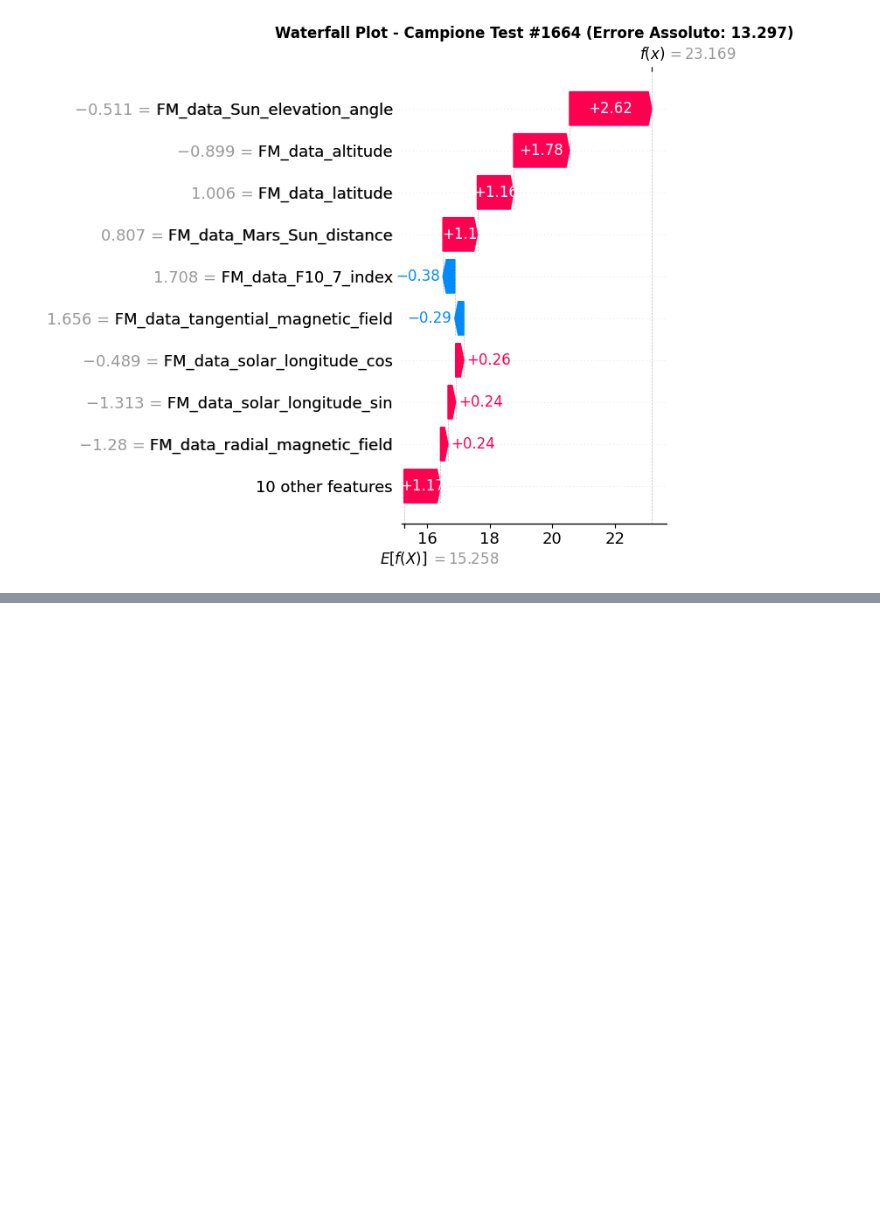
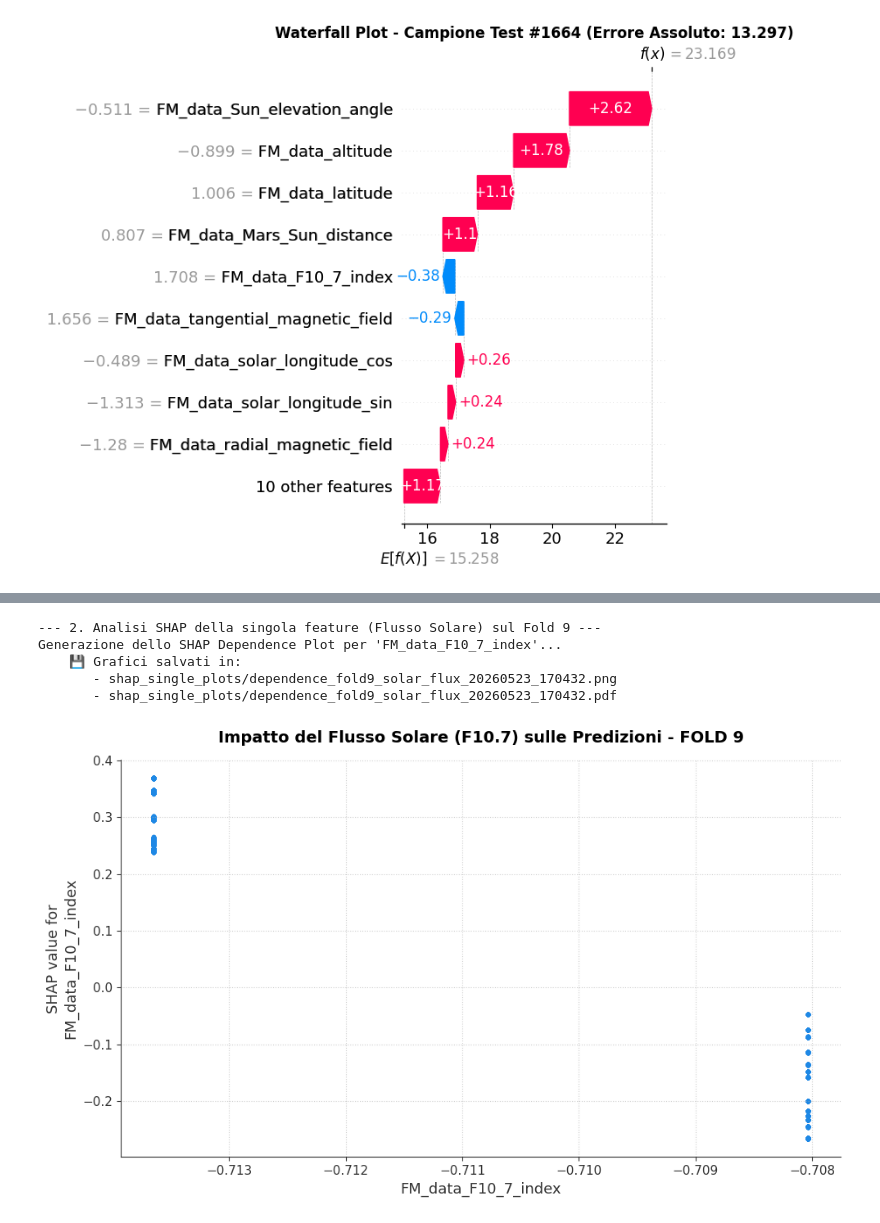
Before and after one commit to Epot12/Lab_XAI, a Jupyter notebook: Lab_XAI_pytorch/main.ipynb, the cells around one changed output, grey strips where cells are left out. Cells and saved outputs as stored; diff of their text form; code cells hidden in the pictures; blank space fills up the shorter version.

Commit message:
Backup commit. Some problems with shap fold 9 plots

```diff
--- a/Lab_XAI_pytorch/main.ipynb
+++ b/Lab_XAI_pytorch/main.ipynb
@@ -783,0 +848,56 @@ Generazione Waterfall Plot per il campione ad alto errore (Indice: 1664)...
+# %%
+
+# Generiamo il timestamp unico per questa esecuzione e creiamo la cartella dedicata
+timestamp_single_9 = datetime.now().strftime("%Y%m%d_%H%M%S")
+os.makedirs("shap_single_plots", exist_ok=True)
+
+# =====================================================================
+# STEP 2: ANALISI MACROSCOPICA SINGOLA FEATURE - FOLD 9 (Flusso Solare)
+# =====================================================================
+print("\n--- 2. Analisi SHAP della singola feature (Flusso Solare) sul Fold 9 ---")
+
+# Definiamo il nome esatto della feature da analizzare
+target_feature_9 = 'FM_data_F10_7_index'
+
+# Verifichiamo che la feature esista nei nomi passati
+if target_feature_9 not in feature_names_2:
+    print(f"⚠️ Errore: La feature '{target_feature_9}' non è presente in feature_names_2.")
+else:
+    print(f"Generazione dello SHAP Dependence Plot per '{target_feature_9}'...")
+
+    # Prepariamo la figura
+    fig, ax = plt.subplots(figsize=(10, 6))
+
+    # Generiamo il Dependence Plot
+    # interaction_index=None disattiva la colorazione secondaria per concentrarsi SOLO sul flusso solare
+    shap.dependence_plot(
+        target_feature_9,
+        shap_values_f9,
+        X_test_scaled_f9,
+        feature_names=feature_names_2,
+        ax=ax,
+        show=False,
+        interaction_index=None
+    )
+
+    # Personalizzazione estetica del grafico
+    plt.title(f"Impatto del Flusso Solare (F10.7) sulle Predizioni - FOLD 9", fontsize=14, fontweight='bold', pad=15)
+    plt.grid(True, linestyle=':', alpha=0.6)
+    plt.tight_layout()
+
+    # --- CHIRURGIA DI SALVATAGGIO AD ALTA QUALITÀ ---
+    base_name = f"shap_single_plots/dependence_fold9_solar_flux_{timestamp_single_9}"
+    plt.savefig(f"{base_name}.png", dpi=600, bbox_inches='tight')
+    plt.savefig(f"{base_name}.pdf", format='pdf', bbox_inches='tight')
+
+    print(f"    💾 Grafici salvati in:\n       - {base_name}.png\n       - {base_name}.pdf")
+
+    # Mostriamo il grafico a schermo
+    plt.show()
+# %% [output]
+--- 2. Analisi SHAP della singola feature (Flusso Solare) sul Fold 9 ---
+Generazione dello SHAP Dependence Plot per 'FM_data_F10_7_index'...
+    💾 Grafici salvati in:
+       - shap_single_plots/dependence_fold9_solar_flux_20260523_170432.png
+       - shap_single_plots/dependence_fold9_solar_flux_20260523_170432.pdf
+[figure, added]
```
Also changed, not shown: parts of 5 cells of this notebook.
